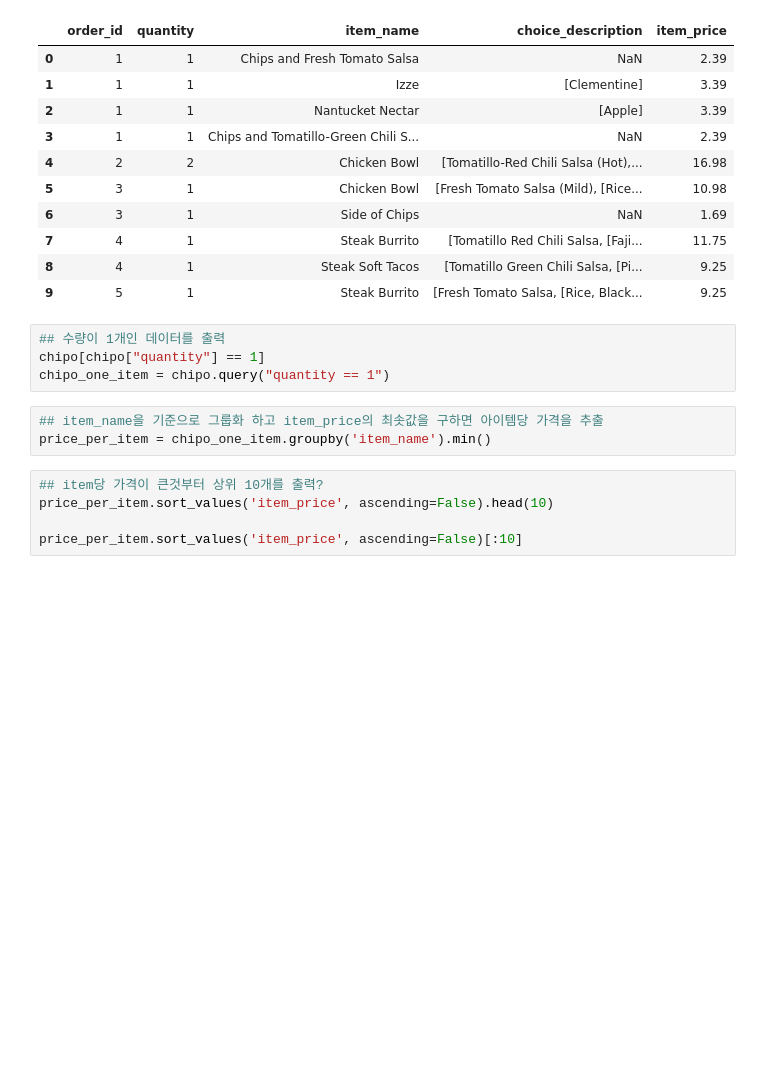
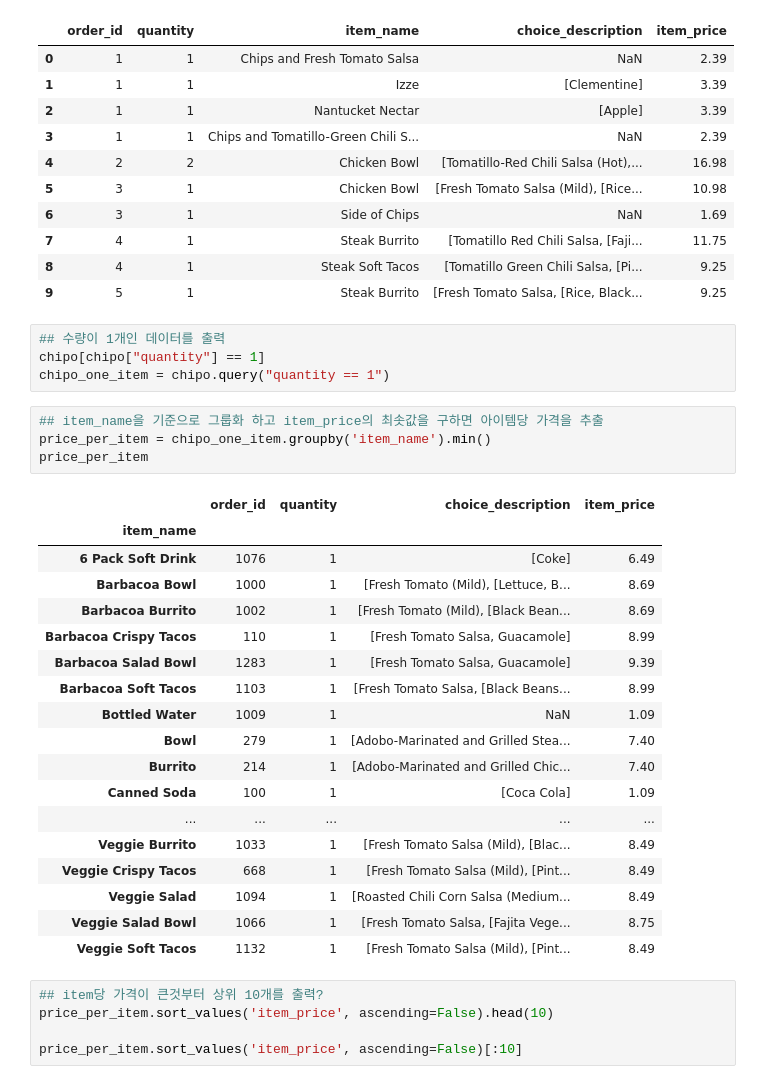
Before and after one commit to bsmoon-86/ubion-5, a Jupyter notebook: 220906/pandas/sample.ipynb, the cells around one changed output. Drawn from its saved outputs; the diff is of its cells as text; blank space fills up the shorter version.

```diff
--- a/220906/pandas/sample.ipynb
+++ b/220906/pandas/sample.ipynb
@@ -99,6 +137,26 @@ chipo_one_item = chipo.query("quantity == 1")
 # %%
 ## item_name을 기준으로 그룹화 하고 item_price의 최솟값을 구하면 아이템당 가격을 추출
 price_per_item = chipo_one_item.groupby('item_name').min()
+price_per_item
+# %% [output]
+|  | order_id | quantity | choice_description | item_price |
+| item_name |  |  |  |  |
+| 6 Pack Soft Drink | 1076 | 1 | [Coke] | 6.49 |
+| Barbacoa Bowl | 1000 | 1 | [Fresh Tomato (Mild), [Lettuce, B... | 8.69 |
+| Barbacoa Burrito | 1002 | 1 | [Fresh Tomato (Mild), [Black Bean... | 8.69 |
+| Barbacoa Crispy Tacos | 110 | 1 | [Fresh Tomato Salsa, Guacamole] | 8.99 |
+| Barbacoa Salad Bowl | 1283 | 1 | [Fresh Tomato Salsa, Guacamole] | 9.39 |
+| Barbacoa Soft Tacos | 1103 | 1 | [Fresh Tomato Salsa, [Black Beans... | 8.99 |
+| Bottled Water | 1009 | 1 | NaN | 1.09 |
+| Bowl | 279 | 1 | [Adobo-Marinated and Grilled Stea... | 7.40 |
+| Burrito | 214 | 1 | [Adobo-Marinated and Grilled Chic... | 7.40 |
+| Canned Soda | 100 | 1 | [Coca Cola] | 1.09 |
+| ... | ... | ... | ... | ... |
+| Veggie Burrito | 1033 | 1 | [Fresh Tomato Salsa (Mild), [Blac... | 8.49 |
+| Veggie Crispy Tacos | 668 | 1 | [Fresh Tomato Salsa (Mild), [Pint... | 8.49 |
+| Veggie Salad | 1094 | 1 | [Roasted Chili Corn Salsa (Medium... | 8.49 |
+| Veggie Salad Bowl | 1066 | 1 | [Fresh Tomato Salsa, [Fajita Vege... | 8.75 |
+| Veggie Soft Tacos | 1132 | 1 | [Fresh Tomato Salsa (Mild), [Pint... | 8.49 |
 # %%
 ## item당 가격이 큰것부터 상위 10개를 출력?
 price_per_item.sort_values('item_price', ascending=False).head(10)
```
Also changed, not shown: parts of 5 cells of this notebook, 1 other file.
